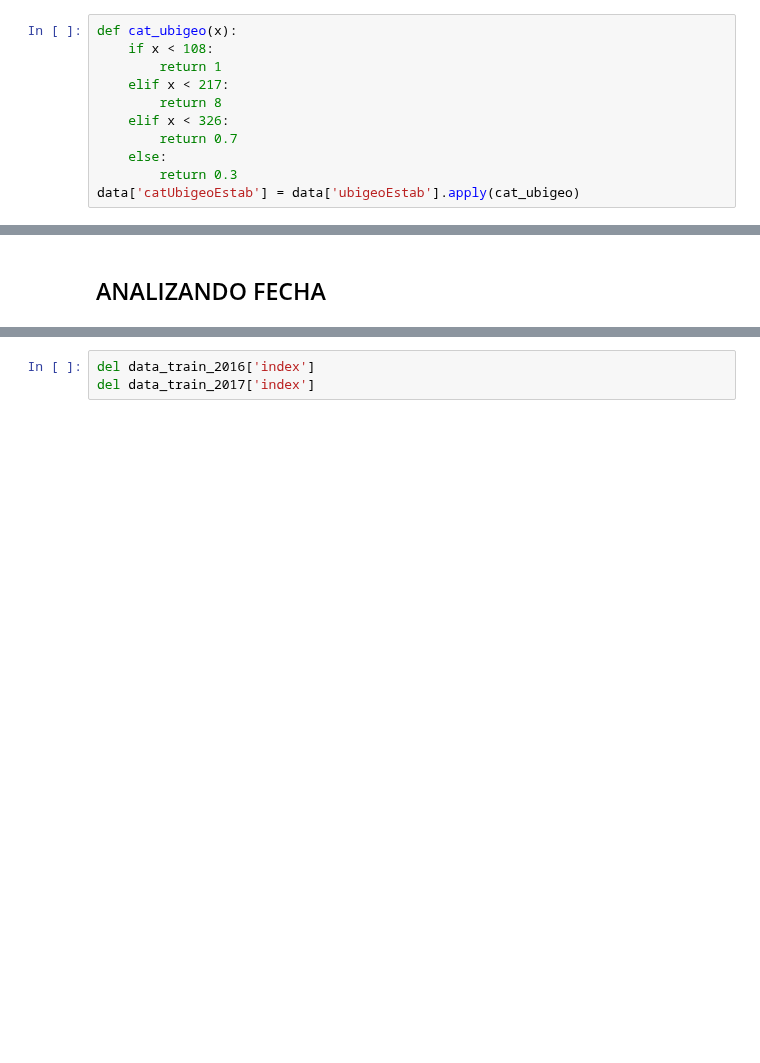
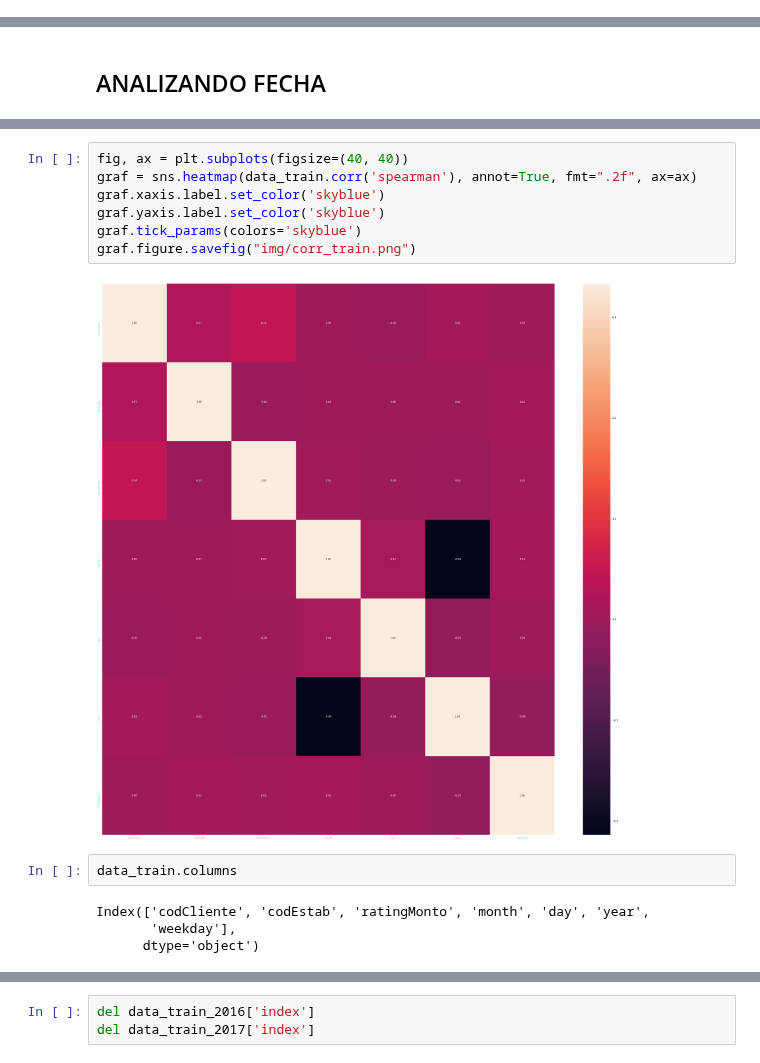
Before and after one commit to kendalvictor/codeando, a Jupyter notebook: machine_learning/_bbva data challeneger 2018/analysis_train.ipynb, the cells around one changed output, grey strips where cells are left out. Cells and saved outputs as stored; diff of their text form; blank space fills up the shorter version.

```diff
--- a/machine_learning/_bbva data challeneger 2018/analysis_train.ipynb
+++ b/machine_learning/_bbva data challeneger 2018/analysis_train.ipynb
@@ -105,11 +105,0 @@ total = 1253310 + 167023 + 111430 + 59854
-# %%
-def cat_ubigeo(x):
-    if x < 108:
-        return 1
-    elif x < 217:
-        return 8
-    elif x < 326:
-        return 0.7
-    else:
-        return 0.3
-data['catUbigeoEstab'] = data['ubigeoEstab'].apply(cat_ubigeo)
@@ -401,0 +335,15 @@ data_estab.shape
+# %%
+fig, ax = plt.subplots(figsize=(40, 40))
+graf = sns.heatmap(data_train.corr('spearman'), annot=True, fmt=".2f", ax=ax)
+graf.xaxis.label.set_color('skyblue')
+graf.yaxis.label.set_color('skyblue')
+graf.tick_params(colors='skyblue')
+graf.figure.savefig("img/corr_train.png")
+# %% [output]
+[figure, added]
+# %%
+data_train.columns
+# %% [output]
+Index(['codCliente', 'codEstab', 'ratingMonto', 'month', 'day', 'year',
+       'weekday'],
+      dtype='object')
```
Also changed, not shown: parts of 98 cells of this notebook, 16 other files.
